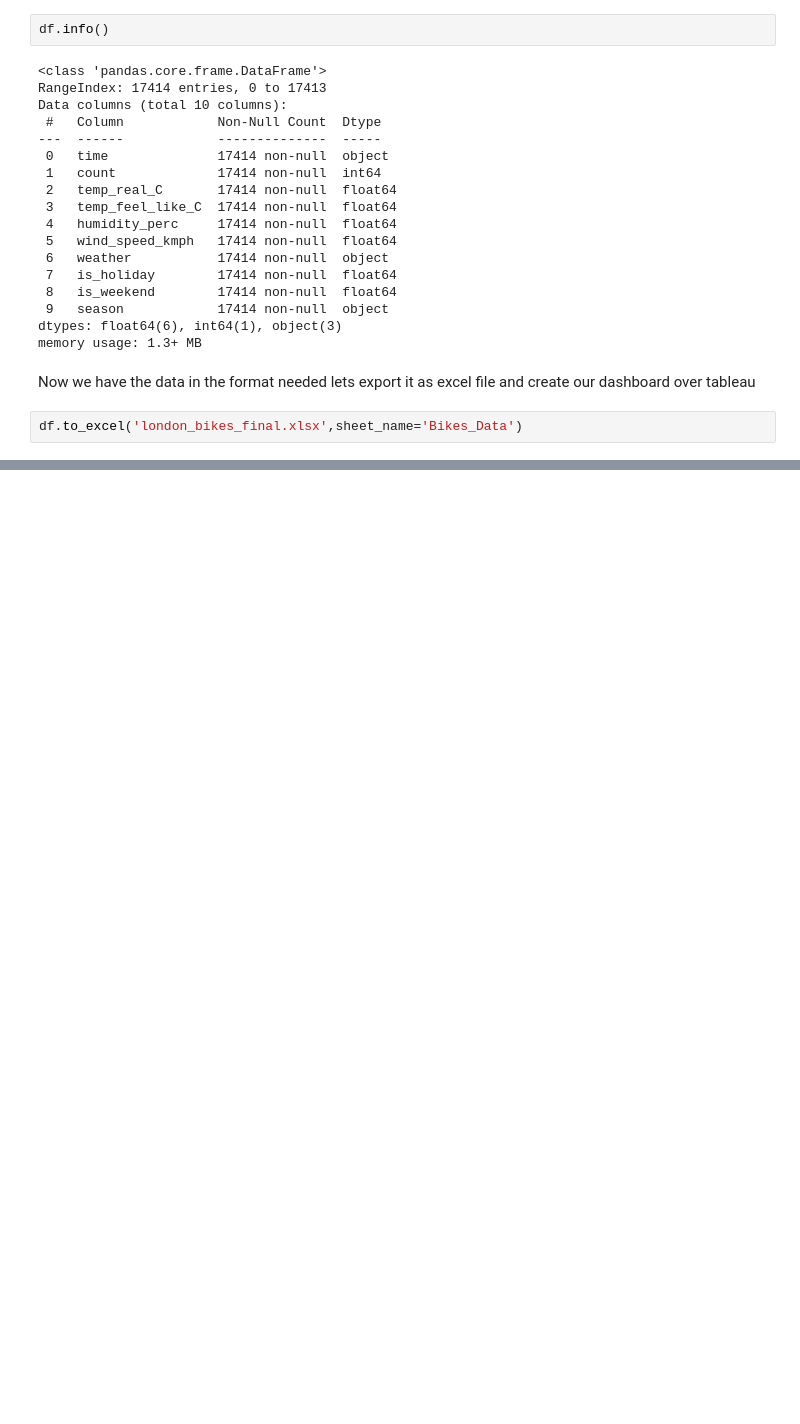
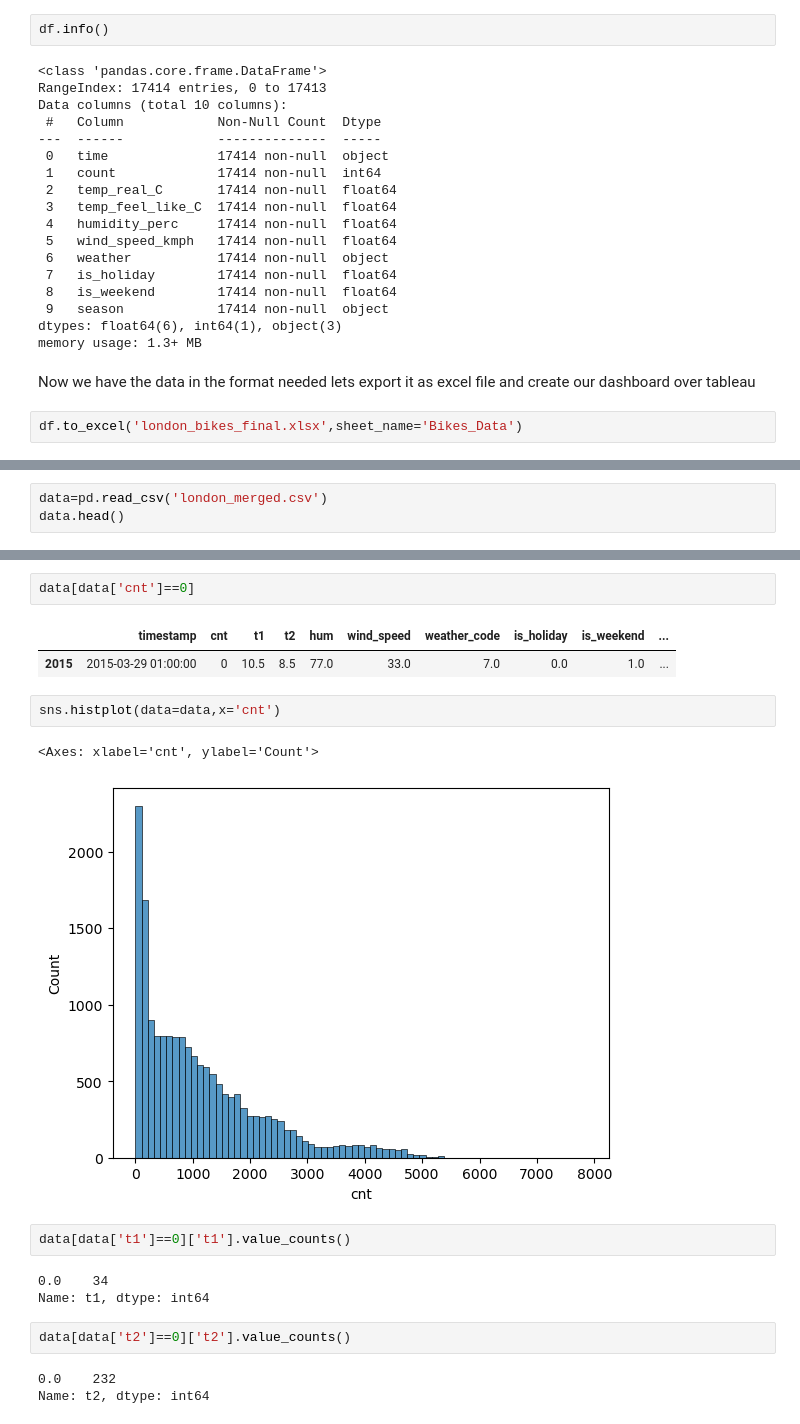
Before and after one commit to Adroit10/London-Bike-Rides-Data-Analysis, a Jupyter notebook: london_bikes_EDA.ipynb, the cells around one changed output, grey strips where cells are left out. Cells and saved outputs as stored; diff of their text form; blank space fills up the shorter version.

```diff
--- a/london_bikes_EDA.ipynb
+++ b/london_bikes_EDA.ipynb
@@ -144,0 +162,3 @@ df.to_excel('london_bikes_final.xlsx',sheet_name='Bikes_Data')
+# %%
+data=pd.read_csv('london_merged.csv')
+data.head()
@@ -144,0 +198,20 @@ df.to_excel('london_bikes_final.xlsx',sheet_name='Bikes_Data')
+# %%
+data[data['cnt']==0]
+# %% [output]
+|  | timestamp | cnt | t1 | t2 | hum | wind_speed | weather_code | is_holiday | is_weekend | ... |
+| 2015 | 2015-03-29 01:00:00 | 0 | 10.5 | 8.5 | 77.0 | 33.0 | 7.0 | 0.0 | 1.0 | ... |
+# %%
+sns.histplot(data=data,x='cnt')
+# %% [output]
+<Axes: xlabel='cnt', ylabel='Count'>
+[figure, added]
+# %%
+data[data['t1']==0]['t1'].value_counts()
+# %% [output]
+0.0    34
+Name: t1, dtype: int64
+# %%
+data[data['t2']==0]['t2'].value_counts()
+# %% [output]
+0.0    232
+Name: t2, dtype: int64
```
Also changed, not shown: parts of 34 cells of this notebook, 2 other files.
